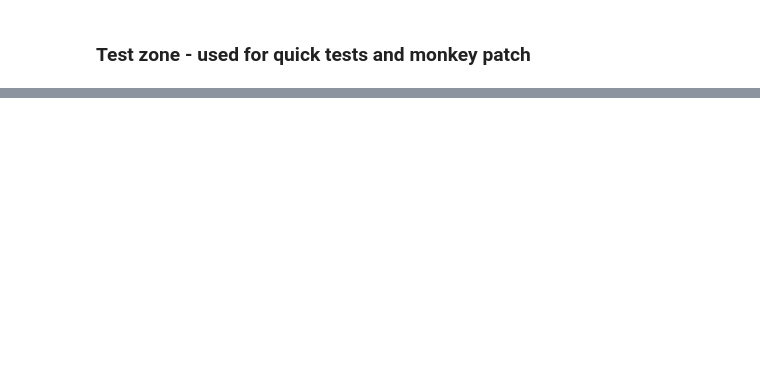
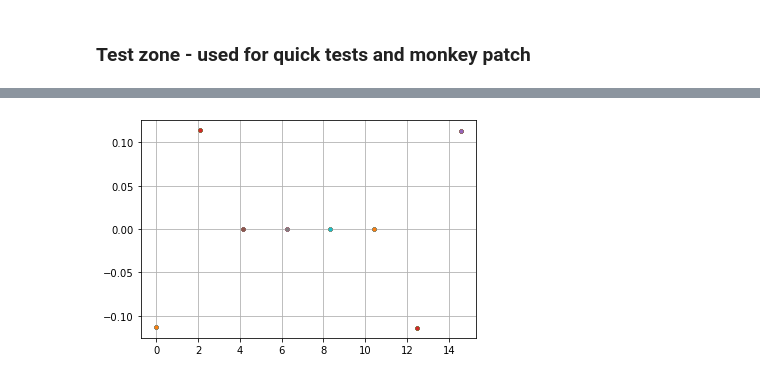
Before and after one commit to demetriomagatti/molecular_dynamics, a Jupyter notebook: molecular_dynamics.ipynb, the cells around one changed output, grey strips where cells are left out. Cells and saved outputs as stored; diff of their text form; code cells hidden in the pictures; blank space fills up the shorter version.

```diff
--- a/molecular_dynamics.ipynb
+++ b/molecular_dynamics.ipynb
@@ -103,3 +115,9 @@ plt.grid()
+# %%
+for i in range(255):
+    plt.plot(z[i],FzA[i],'.')
+plt.grid()
+# %% [output]
+[figure, added]
 # %%
 # constant values
 rc = 4.625
```
Also changed, not shown: parts of 22 cells of this notebook, 1 other file.
